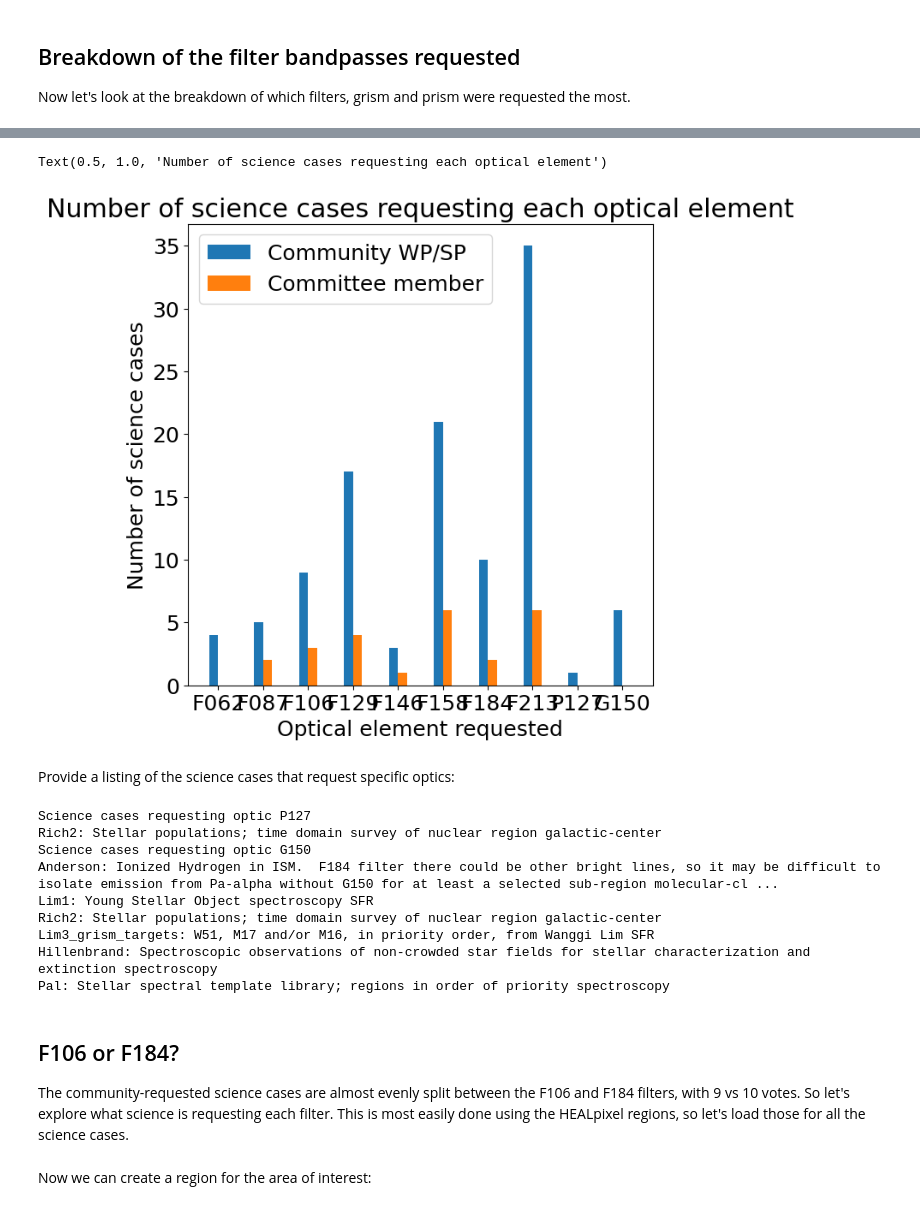
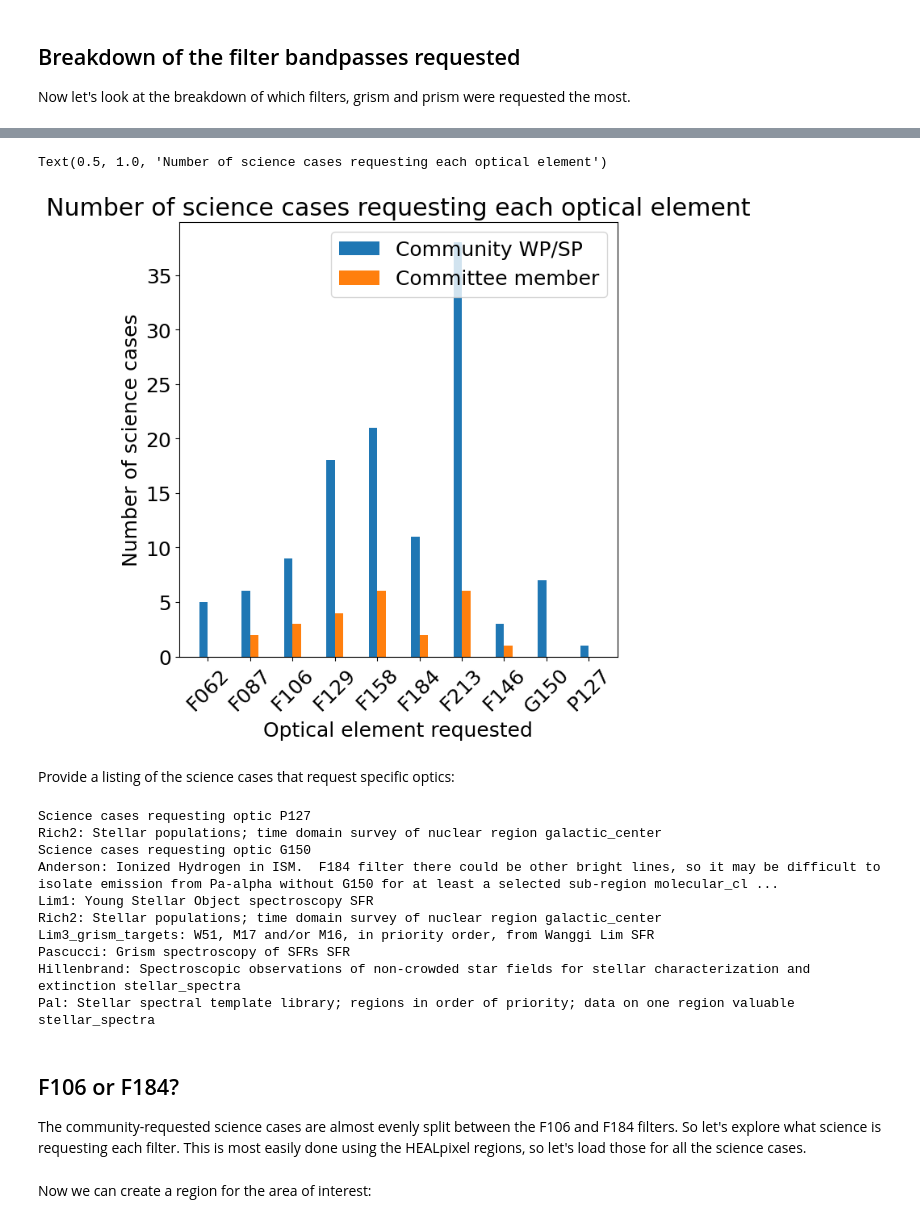
Before and after one commit to rachel3834/rgps, a Jupyter notebook: notebooks/science_cases_per_filter.ipynb, the cells around one changed output, grey strips where cells are left out. Drawn from its saved outputs; the diff is of its cells as text; code cells hidden in the pictures.

Commit message:
Updated science cases with stellar density survey map

```diff
--- a/notebooks/science_cases_per_filter.ipynb
+++ b/notebooks/science_cases_per_filter.ipynb
@@ -97,20 +97,20 @@ plt.savefig(path.join(root_dir, 'optical_elements', 'bar_science_cases_nfilters.
 Now let's look at the breakdown of which filters, grism and prism were requested the most.
 # %%
 # Count for community contributed science cases
-nvotes = [0]*len(opt_elements)
+nvotes = [0]*len(sim_config['OPTICAL_COMPONENTS'])
 
 for author, info in config.items():
     if info['ready_for_use'] and 'Member' not in info['comment']:
-        for i, key in enumerate(opt_elements):
+        for i, key in enumerate(sim_config['OPTICAL_COMPONENTS']):
             if key in info.keys():
                 nvotes[i] += 1
 
 # Count for the committee members science cases
-com_nvotes = [0]*len(opt_elements)
+com_nvotes = [0]*len(sim_config['OPTICAL_COMPONENTS'])
 
 for author, info in config.items():
     if info['ready_for_use'] and 'Member' in info['comment']:
-        for i, key in enumerate(opt_elements):
+        for i, key in enumerate(sim_config['OPTICAL_COMPONENTS']):
             if key in info.keys():
                 com_nvotes[i] += 1
 # %%
@@ -179,19 +179,19 @@ Table length=10
 # %%
 fig = plt.figure(1,(7,7))
 
-plt.bar(np.arange(0,len(opt_elements),1)-0.1, nvotes, width=0.2, label='Community WP/SP')
-plt.bar(np.arange(0,len(opt_elements),1)+0.1, com_nvotes, width=0.2, label='Committee member')
+plt.bar(np.arange(0,len(sim_config['OPTICAL_COMPONENTS']),1)-0.1, nvotes, width=0.2, label='Community WP/SP')
+plt.bar(np.arange(0,len(sim_config['OPTICAL_COMPONENTS']),1)+0.1, com_nvotes, width=0.2, label='Committee member')
 
 plt.xlabel('Optical element requested')
 plt.ylabel('Number of science cases')
-plt.xticks(ticks=np.arange(0,len(opt_elements),1), labels=opt_elements)
+plt.xticks(ticks=np.arange(0,len(sim_config['OPTICAL_COMPONENTS']),1), labels=sim_config['OPTICAL_COMPONENTS'], rotation=45.0)
 
 plt.legend()
 
 plt.title('Number of science cases requesting each optical element')
 # %% [output]
 Text(0.5, 1.0, 'Number of science cases requesting each optical element')
-[figure, old version]
+[figure, new version]
 # %% [markdown]
 Provide a listing of the science cases that request specific optics:
 # %%
@@ -211,18 +211,19 @@ cases = get_science_cases_for_optic(config, 'P127')
 cases = get_science_cases_for_optic(config, 'G150')
 # %% [output]
 Science cases requesting optic P127
-Rich2: Stellar populations; time domain survey of nuclear region galactic-center
+Rich2: Stellar populations; time domain survey of nuclear region galactic_center
 Science cases requesting optic G150
-Anderson: Ionized Hydrogen in ISM.  F184 filter there could be other bright lines, so it may be difficult to isolate emission from Pa-alpha without G150 for at least a selected sub-region molecular-cl ...
+Anderson: Ionized Hydrogen in ISM.  F184 filter there could be other bright lines, so it may be difficult to isolate emission from Pa-alpha without G150 for at least a selected sub-region molecular_cl ...
 Lim1: Young Stellar Object spectroscopy SFR
-Rich2: Stellar populations; time domain survey of nuclear region galactic-center
+Rich2: Stellar populations; time domain survey of nuclear region galactic_center
 Lim3_grism_targets: W51, M17 and/or M16, in priority order, from Wanggi Lim SFR
-Hillenbrand: Spectroscopic observations of non-crowded star fields for stellar characterization and extinction spectroscopy
-Pal: Stellar spectral template library; regions in order of priority spectroscopy
+Pascucci: Grism spectroscopy of SFRs SFR
+Hillenbrand: Spectroscopic observations of non-crowded star fields for stellar characterization and extinction stellar_spectra
+Pal: Stellar spectral template library; regions in order of priority; data on one region valuable stellar_spectra
 # %% [markdown]
 ## F106 or F184?
 
-The community-requested science cases are almost evenly split between the F106 and F184 filters, with 9 vs 10 votes.  So let's explore what science is requesting each filter.  This is most easily done using the HEALpixel regions, so let's load those for all the science cases.
+The community-requested science cases are almost evenly split between the F106 and F184 filters.  So let's explore what science is requesting each filter.  This is most easily done using the HEALpixel regions, so let's load those for all the science cases.
 # %%
 sim_config = config_utils.read_config(path.join(getcwd(), '..', 'config', 'sim_config.json'))
 # %%
```
Also changed, not shown: parts of 8 cells of this notebook, 8 other files.
